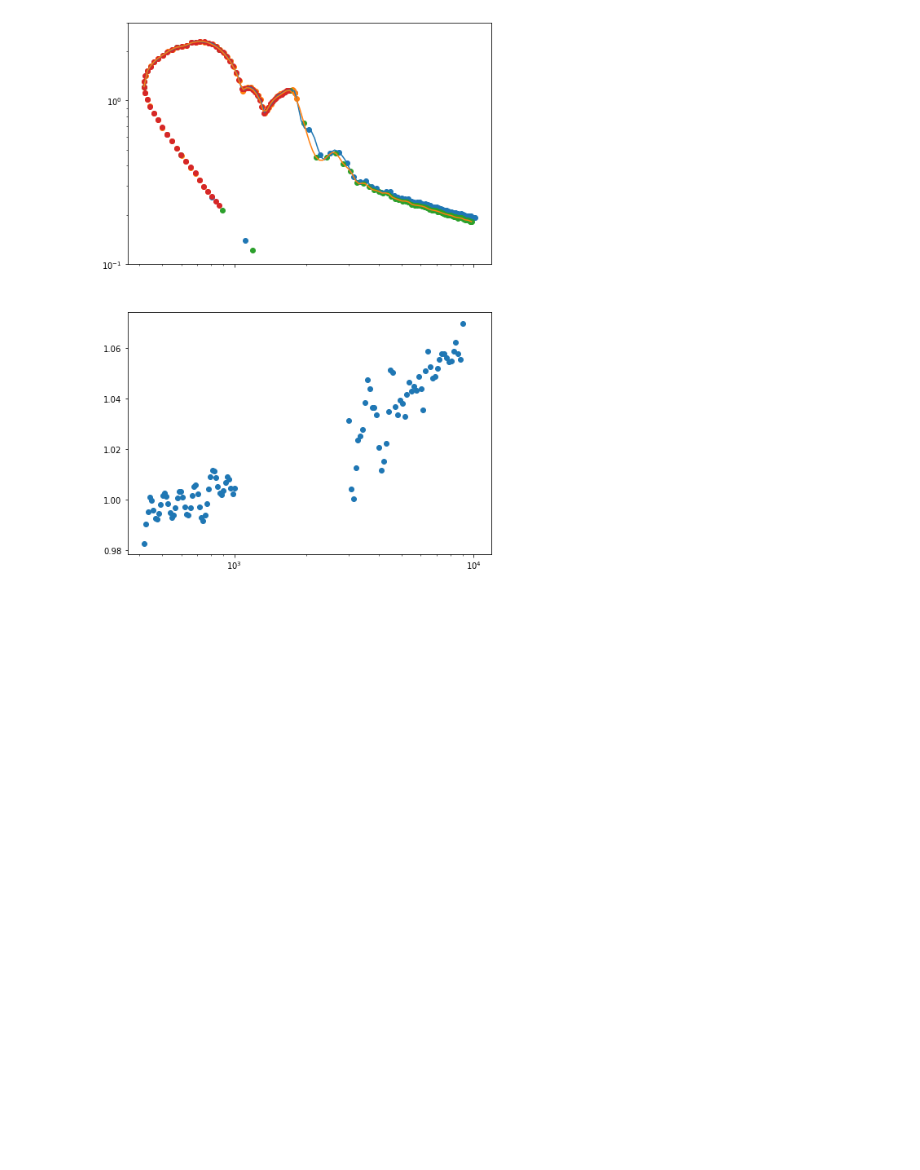
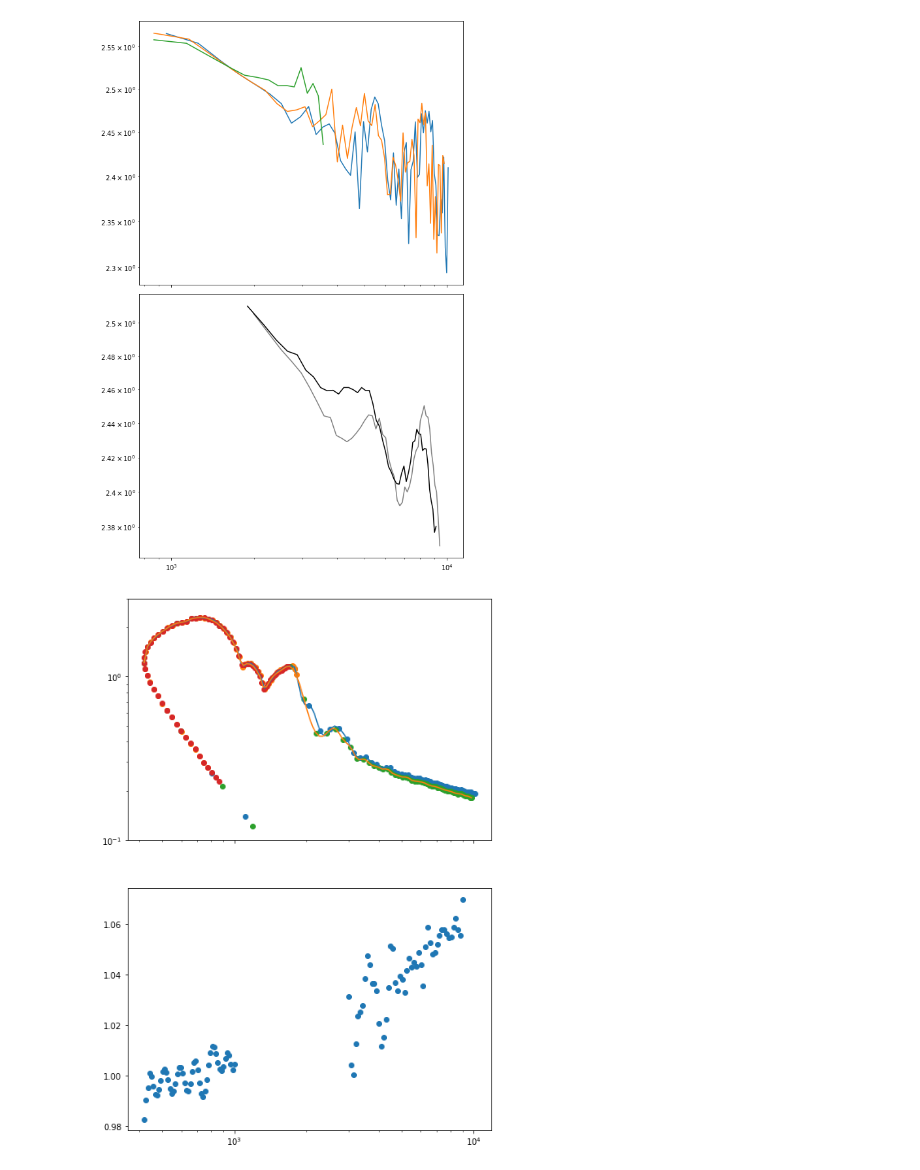
Before and after one commit to slowdivePTG/ASASSN-14ko, a Jupyter notebook: YT_Visualization/Energy Dispersion.ipynb, the cells around one changed output. Saved outputs shown, nothing was run; the diff lists cells and outputs as text; code cells hidden in the pictures; blank space fills up the shorter version.

```diff
--- a/YT_Visualization/Energy Dispersion.ipynb
+++ b/YT_Visualization/Energy Dispersion.ipynb
@@ -20,3 +20,12 @@ raw_190, raw114_190, raw_190_peri, raw114_190_peri = np.load(
         'data/m1.0_p10_b1.0_P110_90.npz'), np.load(
             'data/m1.0_p10_b1.0_peri_90.npz'), np.load(
                 'data/m1.0_p10_b1.0_P110_peri_90.npz')
+# %%
+raw_190, raw114_190, rawe_190 = np.load(
+    'data/m1.0_p10_b1.0_90_ubd.npz'), np.load(
+        'data/m1.0_p10_b1.0_P110_90_ubd.npz'), np.load(
+            'data/m1.0_p10_b1.0_e9_90_ubd.npz')
+raw_150, raw114_150, rawe_150 = np.load(
+    'data/m1.0_p10_b1.0_50_ubd.npz'), np.load(
+        'data/m1.0_p10_b1.0_P110_50_ubd.npz'), np.load(
+            'data/m1.0_p10_b1.0_e9_50_ubd.npz')
@@ -23,3 +39,30 @@ raw_190, raw114_190, raw_190_peri, raw114_190_peri = np.load(
+# %%
+r = np.array([3, 4])
+
+f, ax = plt.subplots(2, 1, figsize=(8, 12), sharex=True)
+
+bins = 10
+
+ax[0].plot((raw_150['x'][4:] * u.cm).in_units('Rsun'), raw_150['y'][4:])
+s_150 = smooth_evol_bin(raw_150, bins=bins)
+ax[1].plot(s_150[0], s_150[1], color='grey')
+
+ax[0].plot((raw114_150['x'][4:] * u.cm).in_units('Rsun'), raw114_150['y'][4:])
+s_114_150 = smooth_evol_bin(raw114_150, bins=bins)
+ax[1].plot(s_114_150[0], s_114_150[1], color='k')
+
+ax[0].plot((rawe_150['x'][8:23] * u.cm).in_units('Rsun'), rawe_150['y'][8:23])
+#ax[1].scatter(smooth_evol_bin(raw_150, bins=bins)[0],
+#smooth_evol_bin(raw_150, bins=bins)[1],
+#color='grey')
+
+ax[0].set_xscale('log')
+ax[0].set_yscale('log')
+ax[1].set_yscale('log')
+f.tight_layout()
+plt.show()
+# %% [output]
+[figure, added]
 # %%
 rawe_190 = np.load('data/m1.0_p10_b1.0_e9_90.npz')
 rawe_0690 = np.load('data/m1.0_p10_b0.6_e9_90.npz')
```
Also changed, not shown: parts of 2 cells of this notebook.
